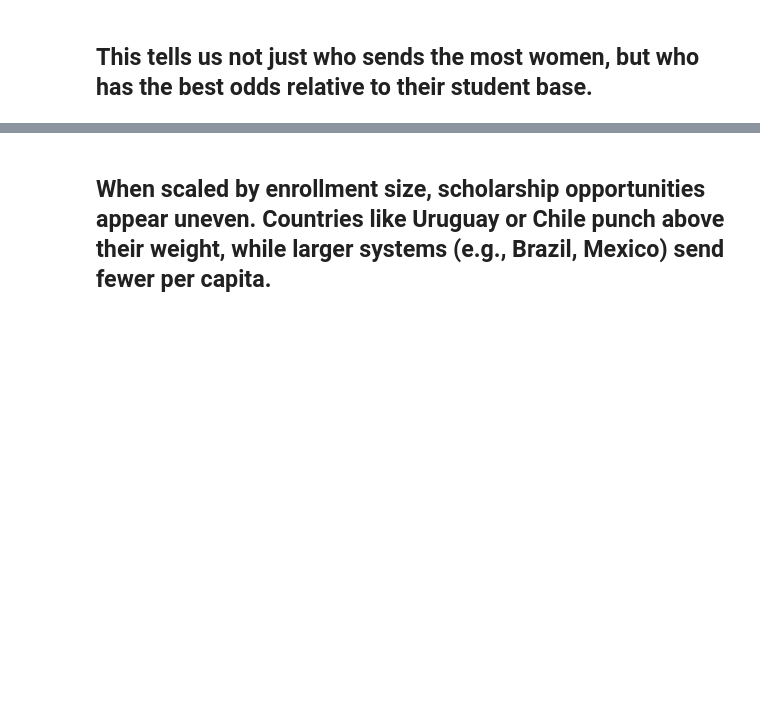
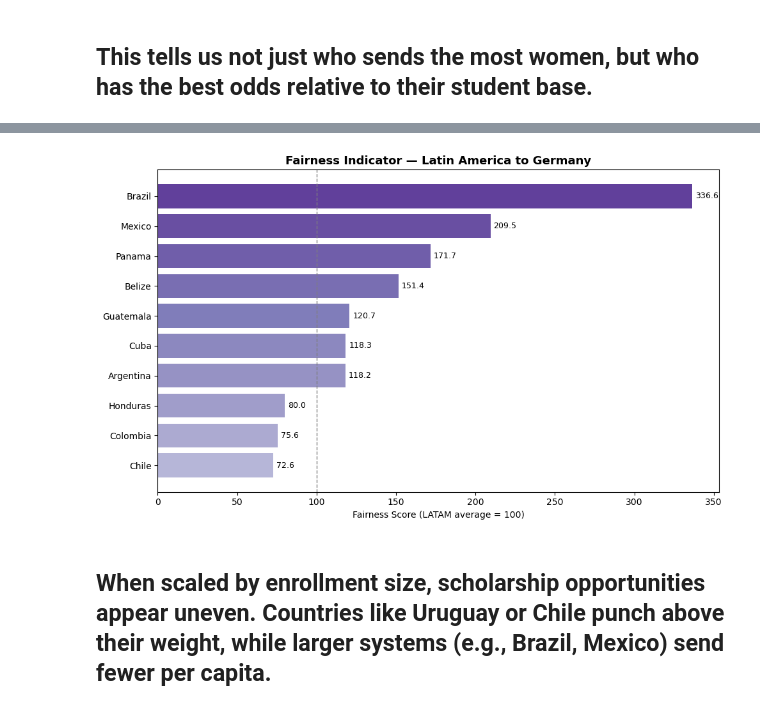
Before and after one commit to jhenifherAlmeida/Final_project, a Jupyter notebook: merged_files.ipynb, the cells around one changed output, grey strips where cells are left out. Saved outputs shown, nothing was run; the diff lists cells and outputs as text; code cells hidden in the pictures; blank space fills up the shorter version.

```diff
--- a/merged_files.ipynb
+++ b/merged_files.ipynb
@@ -1047,2 +1296,55 @@ plt.show()
+# %%
+import matplotlib.pyplot as plt
+import matplotlib.cm as cm
+import numpy as np
+
+# --- 1. Calculate fairness index (raw ratio) ---
+fairness = fairness.with_columns(
+    (pl.col("total_scholarships") / pl.col("avg_enrollment_ratio"))
+    .alias("fairness_index")
+)
+
+# --- 2. Normalize to LATAM average (100 = average) ---
+avg_val = fairness["fairness_index"].mean()
+fairness = fairness.with_columns(
+    (pl.col("fairness_index") / avg_val * 100).alias("fairness_score")
+)
+
+# --- 3. Top 10 countries ---
+top_fairness = (
+    fairness
+    .drop_nulls(["fairness_score"])
+    .sort("fairness_score", descending=True)
+    .head(10)
+)
+
+countries = top_fairness["country"].to_list()[::-1]
+values = top_fairness["fairness_score"].to_list()[::-1]
+
+# --- 4. Colors ---
+colors = cm.Purples(np.linspace(0.4, 0.8, len(values)))
+
+# --- 5. Plot ---
+plt.figure(figsize=(10,6))
+bars = plt.barh(countries, values, color=colors)
+
+# Add labels
+for bar, val in zip(bars, values):
+    plt.text(val + 2,   # offset
+             bar.get_y() + bar.get_height()/2,
+             f"{val:.1f}",
+             va="center", ha="left", fontsize=9, color="black")
+
+# Labels & title
+plt.xlabel("Fairness Score (LATAM average = 100)")
+plt.title("Fairness Indicator — Latin America to Germany", fontsize=13, weight="bold")
+
+# Add vertical line for LATAM average = 100
+plt.axvline(100, color="grey", linestyle="--", linewidth=1)
+
+plt.tight_layout()
+plt.show()
+# %% [output]
+[figure, added]
 # %% [markdown]
 ## When scaled by enrollment size, scholarship opportunities appear uneven. Countries like Uruguay or Chile punch above their weight, while larger systems (e.g., Brazil, Mexico) send fewer per capita.
```
Also changed, not shown: parts of 76 cells of this notebook.
